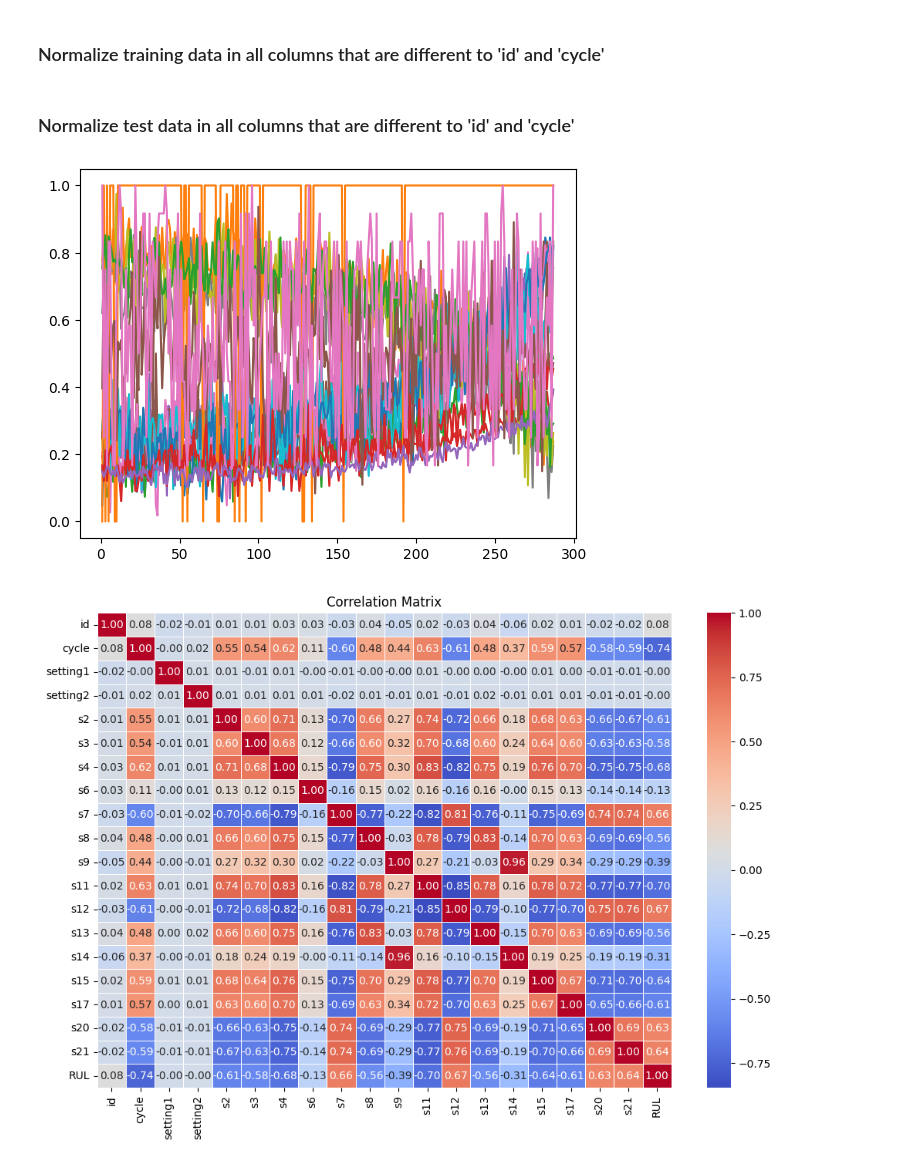
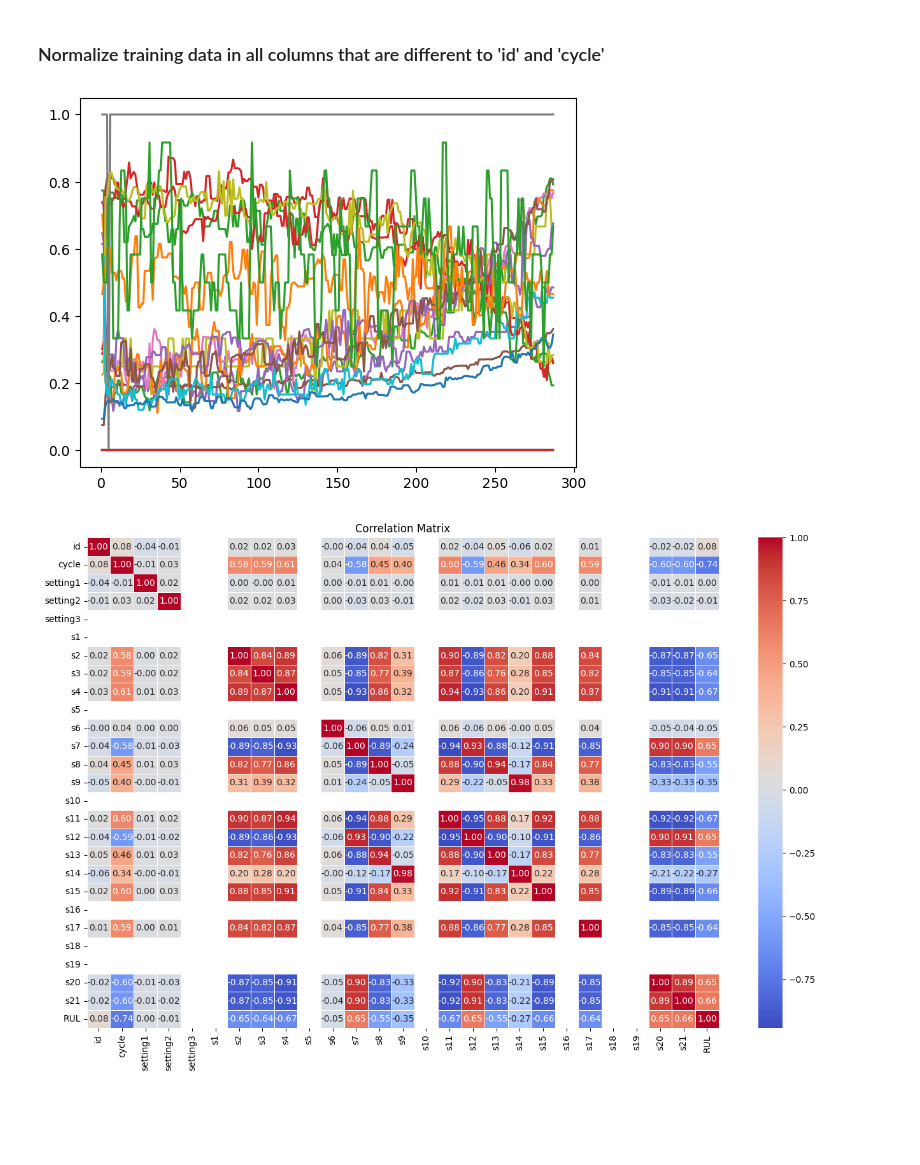
Before and after one commit to NechZ/Predictive-Maintenance, a Jupyter notebook: Engine-Predictive-Maintenance.ipynb, the cells around one changed output. Saved outputs shown, nothing was run; the diff lists cells and outputs as text; code cells hidden in the pictures; blank space fills up the shorter version.

```diff
--- a/Engine-Predictive-Maintenance.ipynb
+++ b/Engine-Predictive-Maintenance.ipynb
@@ -55,2 +65,0 @@ train_data = join_train_data.reindex(columns = train_data.columns)
-# %% [markdown]
-### Normalize test data in all columns that are different to 'id' and 'cycle'
@@ -76,13 +74,6 @@ def create_rul_column(data):
 
 train_data = create_rul_column(train_data)
 test_data = create_rul_column(test_data)
-# %%
-# Remove columns with only one unique value
-train_data = train_data.loc[:, train_data.apply(pd.Series.nunique) != 1]
-test_data = test_data.loc[:, test_data.apply(pd.Series.nunique) != 1]
-
-# Fill missing values with the mean
-train_data = train_data.fillna(train_data.mean())
 # %%
 # smooth the data using rolling average on sensors
 omit_cols = ['id', 'cycle', 'RUL']
@@ -91,34 +82,33 @@ sensor_cols = train_data.columns.difference(omit_cols)
 train_data_smooth = train_data.copy()
 train_data_smooth.loc[:, sensor_cols] = train_data_smooth.loc[:, sensor_cols].rolling(window=5).median()
 train_data_smooth = train_data_smooth.fillna(train_data)
-#train_data = train_data_smooth
+train_data = train_data_smooth
 
 test_data_smooth = test_data.copy()
 test_data_smooth.loc[:, sensor_cols] = test_data_smooth.loc[:, sensor_cols].rolling(window=5).median()
 test_data_smooth = test_data_smooth.fillna(test_data)
-#test_data = test_data_smooth
+test_data = test_data_smooth
 # %%
 # EDA
-# Plot Sensor data in relation to cycles
 
 # Plot dynamic sensor data
 for i in train_data.columns.difference(['id', 'cycle', 'RUL']):
     plt.plot(train_data[train_data["id"] == 2]["cycle"], train_data[i][train_data["id"] == 2], label=i)
-    #plt.show()
     #print(i)
+plt.show()
 # %% [output]
-[figure, old version]
+[figure, new version]
 # %%
 # Compute the correlation matrix
 corr = train_data.corr()
 
 # Generate a heatmap
-plt.figure(figsize=(12, 8))
+plt.figure(figsize=(16, 10))
 sns.heatmap(corr, annot=True, fmt='.2f', cmap='coolwarm', linewidths=0.5)
 plt.title('Correlation Matrix')
 plt.show()
 # %% [output]
-[figure, old version]
+[figure, new version]
 # %%
 # Set up the data for the model
 X_train = train_data.drop(['RUL'], axis=1)
```
Also changed, not shown: parts of 5 cells of this notebook.
